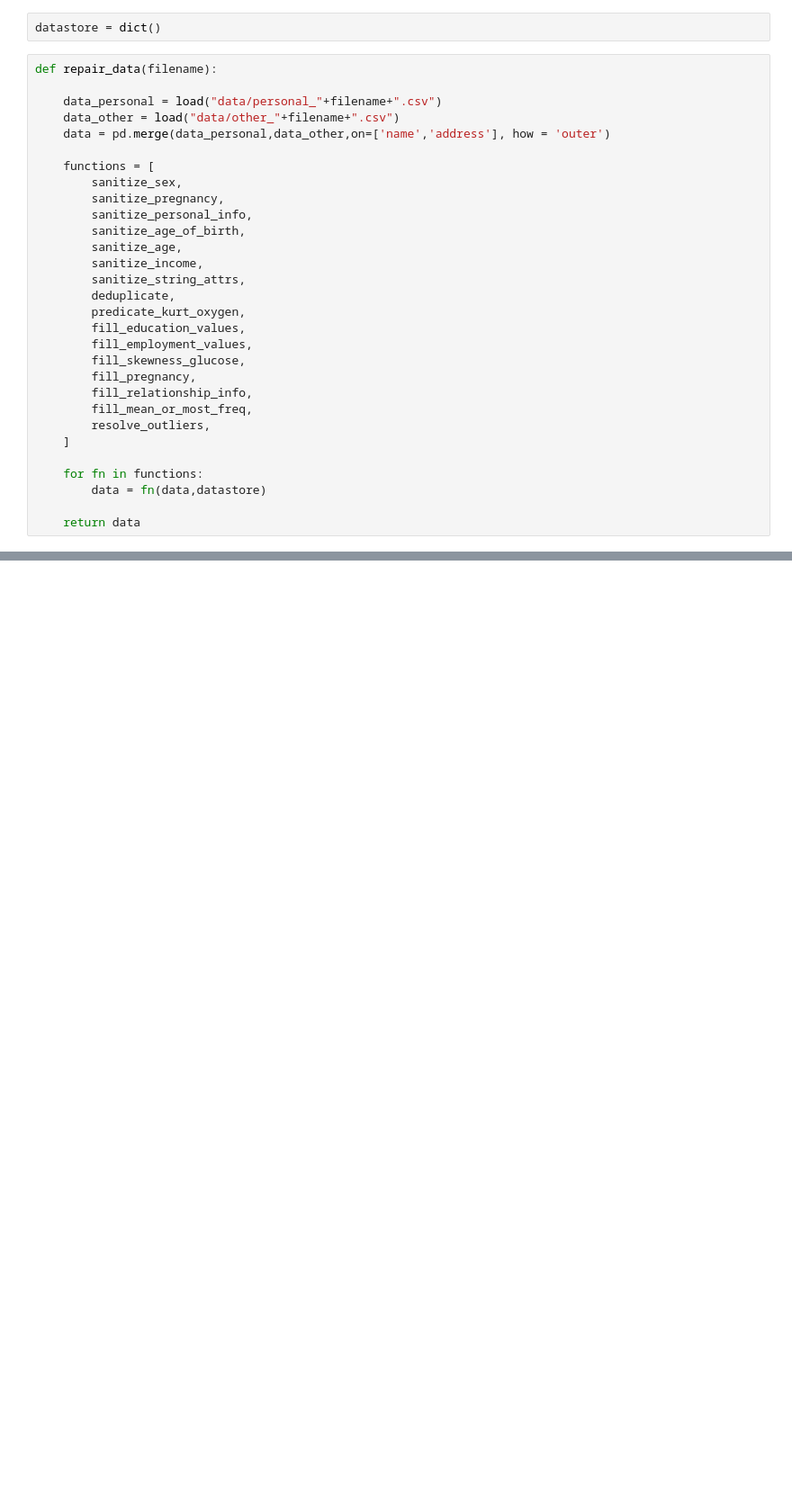
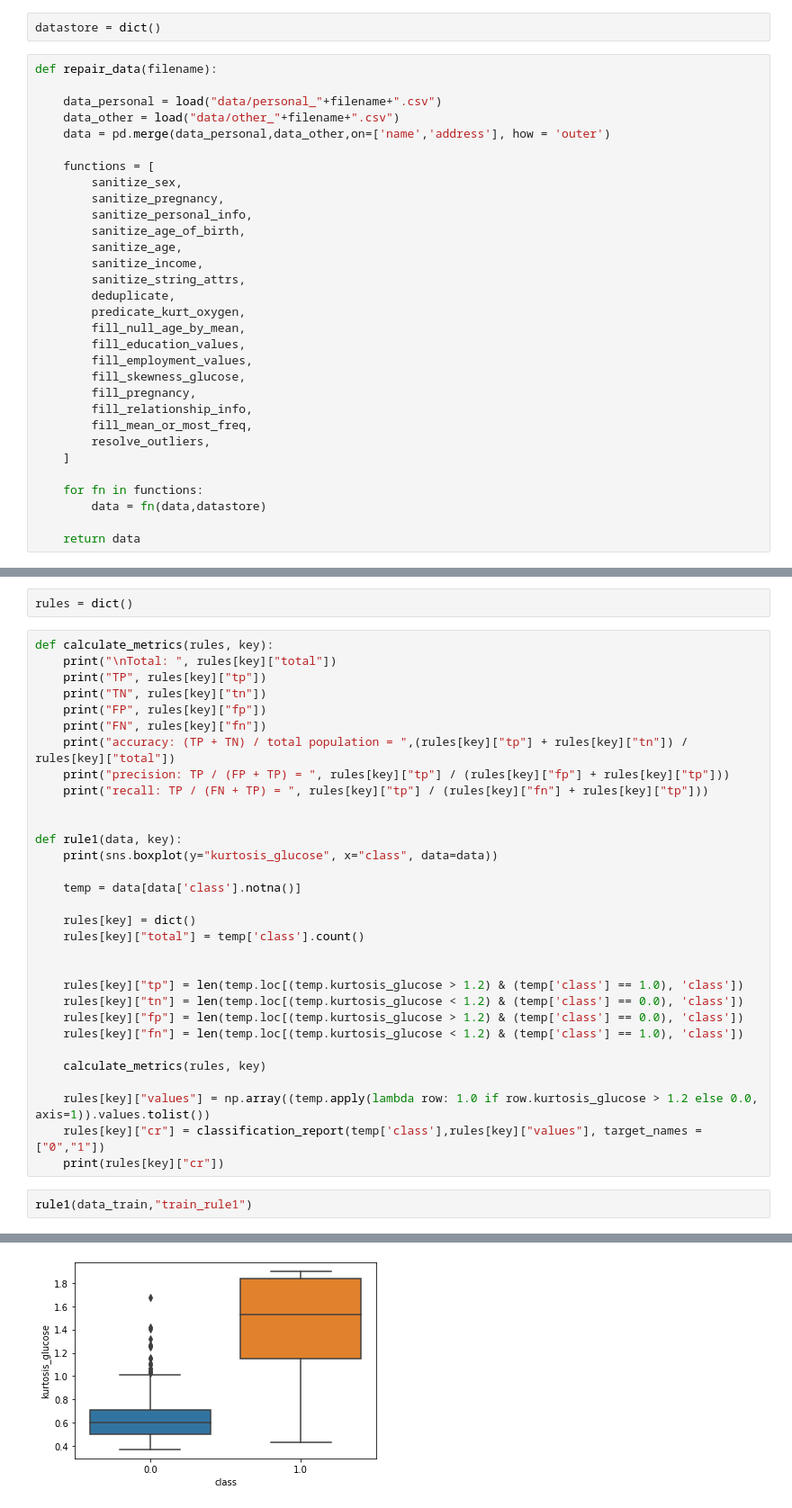
Before and after one commit to MCFreddie777/iau-project, a Jupyter notebook: [Odovzdanie 3] data.ipynb, the cells around one changed output, grey strips where cells are left out. Shown at 90% size. Saved outputs shown, nothing was run; the diff lists cells and outputs as text; blank space fills up the shorter version.

Commit message:
Implement third phase of data analysis

```diff
--- a/[Odovzdanie 3] data.ipynb
+++ b/[Odovzdanie 3] data.ipynb
@@ -27,6 +39,7 @@ def repair_data(filename):
         sanitize_string_attrs,
         deduplicate,
         predicate_kurt_oxygen,
+        fill_null_age_by_mean,
         fill_education_values,
         fill_employment_values,
         fill_skewness_glucose,
@@ -54,0 +69,36 @@ See the caveats in the documentation: http://pandas.pydata.org/pandas-docs/stabl
+# %%
+rules = dict()
+# %%
+def calculate_metrics(rules, key):
+    print("\nTotal: ", rules[key]["total"])
+    print("TP", rules[key]["tp"])
+    print("TN", rules[key]["tn"])
+    print("FP", rules[key]["fp"])
+    print("FN", rules[key]["fn"])
+    print("accuracy: (TP + TN) / total population = ",(rules[key]["tp"] + rules[key]["tn"]) / rules[key]["total"])
+    print("precision: TP / (FP + TP) = ", rules[key]["tp"] / (rules[key]["fp"] + rules[key]["tp"]))
+    print("recall: TP / (FN + TP) = ", rules[key]["tp"] / (rules[key]["fn"] + rules[key]["tp"]))
+
+
+def rule1(data, key):
+    print(sns.boxplot(y="kurtosis_glucose", x="class", data=data))
+
+    temp = data[data['class'].notna()]
+
+    rules[key] = dict()
+    rules[key]["total"] = temp['class'].count()
+
+
+    rules[key]["tp"] = len(temp.loc[(temp.kurtosis_glucose > 1.2) & (temp['class'] == 1.0), 'class'])
+    rules[key]["tn"] = len(temp.loc[(temp.kurtosis_glucose < 1.2) & (temp['class'] == 0.0), 'class'])
+    rules[key]["fp"] = len(temp.loc[(temp.kurtosis_glucose > 1.2) & (temp['class'] == 0.0), 'class'])
+    rules[key]["fn"] = len(temp.loc[(temp.kurtosis_glucose < 1.2) & (temp['class'] == 1.0), 'class'])
+
+    calculate_metrics(rules, key)
+
+    rules[key]["values"] = np.array((temp.apply(lambda row: 1.0 if row.kurtosis_glucose > 1.2 else 0.0, axis=1)).values.tolist())
+    rules[key]["cr"] = classification_report(temp['class'],rules[key]["values"], target_names = ["0","1"])
+    print(rules[key]["cr"])
+# %%
+rule1(data_train,"train_rule1")
+# %% [output]
@@ -54,0 +123 @@ See the caveats in the documentation: http://pandas.pydata.org/pandas-docs/stabl
+[figure, added]
```
Also changed, not shown: parts of 45 cells of this notebook, 5 other files.
